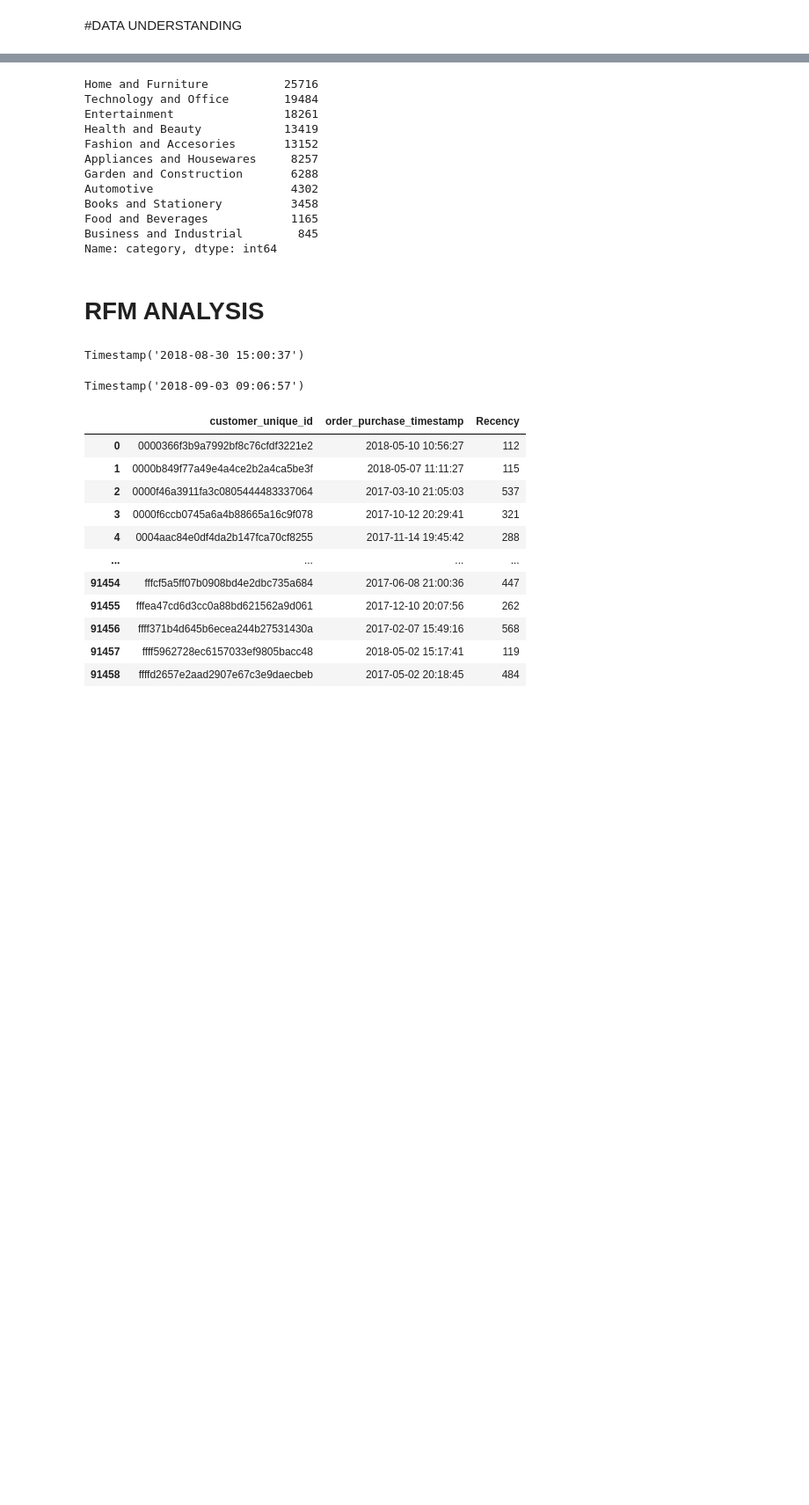
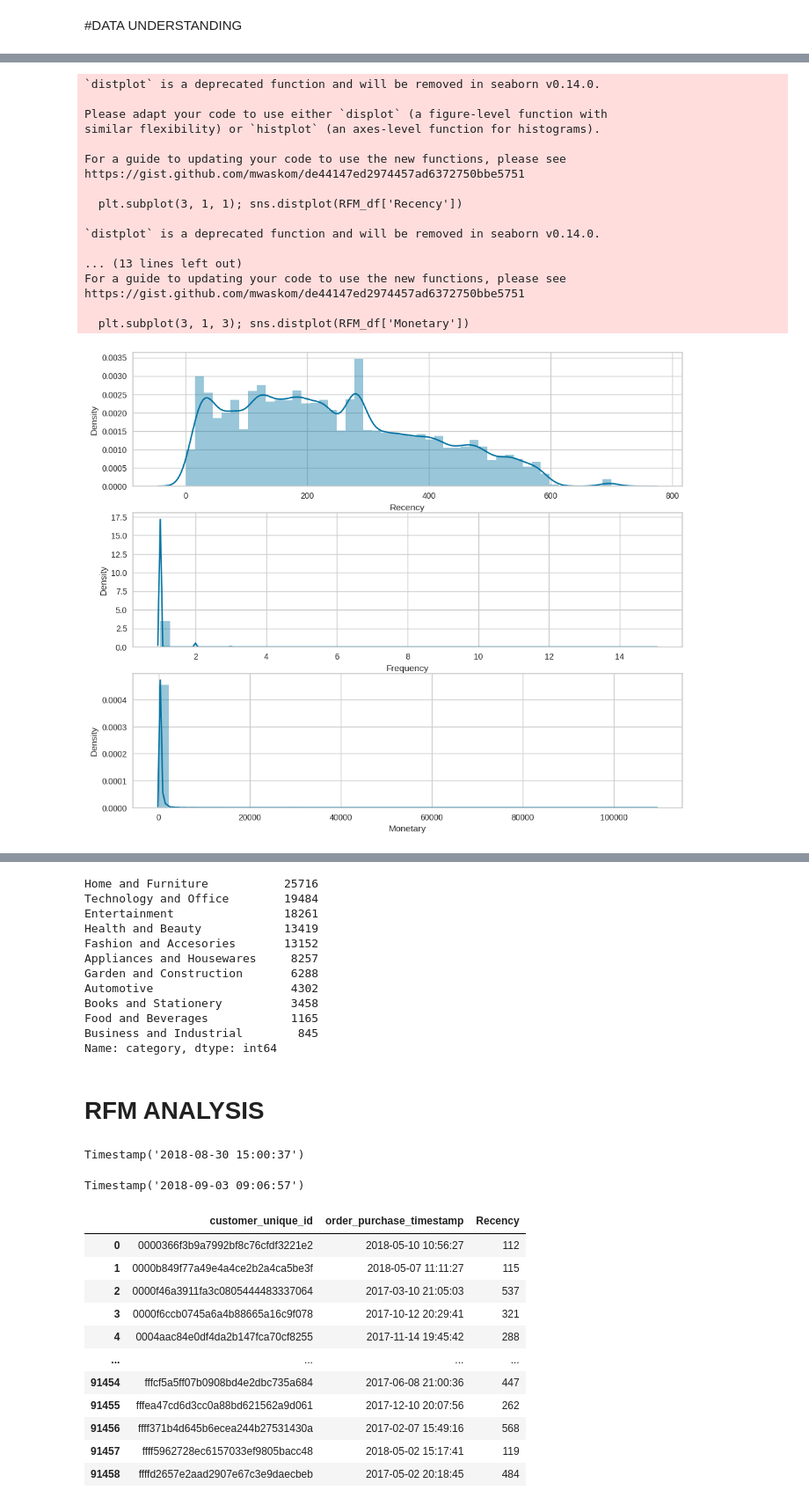
Before and after one commit to Pablocodes1993/finalproject, a Jupyter notebook: CUSTOMER_SEGMENTATION_USING_UNSUPERVISED_METHODS_AND_RFM.ipynb, the cells around one changed output, grey strips where cells are left out. Shown at 88% size. Drawn from its saved outputs; the diff is of its cells as text; code cells hidden in the pictures; blank space fills up the shorter version.

```diff
--- a/CUSTOMER_SEGMENTATION_USING_UNSUPERVISED_METHODS_AND_RFM.ipynb
+++ b/CUSTOMER_SEGMENTATION_USING_UNSUPERVISED_METHODS_AND_RFM.ipynb
@@ -1028,0 +444,15 @@ Name: product_category_name_english, Length: 71, dtype: int64
+# %%
+#Recency calculation df
+sorted_recency_df = olist_df_cleaned.sort_values('order_purchase_timestamp', ascending=False)
+recency_df = sorted_recency_df.loc[:, ['order_purchase_timestamp', 'customer_unique_id']]
+recency_df = olist_df_cleaned.groupby('customer_unique_id').apply(lambda x: pd.Series({
+   'order_purchase_timestamp': x['order_purchase_timestamp'].max(),
+    'Recency': (current_date - x['order_purchase_timestamp'].max()).days
+
+})).reset_index()
+
+#Sort the recency column
+#recency_df  = recency_df.sort_values('Recency', ascending=False)
+
+
+recency_df
@@ -1028,0 +473,11 @@ Name: product_category_name_english, Length: 71, dtype: int64
+# %%
+#Frequency calculation df
+frequency_df2 = pd.DataFrame( olist_df_cleaned.groupby(["customer_unique_id"]).agg({"order_id":"nunique"}).reset_index())
+frequency_df2.rename(columns={"order_id":"Frequency"}, inplace=True)
+#frequency_df
+
+frequency_df=olist_df_cleaned.groupby('customer_unique_id')['product_id'].size().reset_index(name='Frequency')
+#Sort the recency column
+frequency_df  = frequency_df.sort_values('Frequency', ascending=False)
+
+frequency_df
@@ -1028,0 +621,25 @@ Name: product_category_name_english, Length: 71, dtype: int64
+# %%
+plt.figure(figsize=(12, 10))
+plt.subplot(3, 1, 1); sns.distplot(RFM_df['Recency'])
+plt.subplot(3, 1, 2); sns.distplot(RFM_df['Frequency'])
+plt.subplot(3, 1, 3); sns.distplot(RFM_df['Monetary'])
+plt.show()
+# %% [output]
+`distplot` is a deprecated function and will be removed in seaborn v0.14.0.
+
+Please adapt your code to use either `displot` (a figure-level function with
+similar flexibility) or `histplot` (an axes-level function for histograms).
+
+For a guide to updating your code to use the new functions, please see
+https://gist.github.com/mwaskom/de44147ed2974457ad6372750bbe5751
+
+  plt.subplot(3, 1, 1); sns.distplot(RFM_df['Recency'])
+
+`distplot` is a deprecated function and will be removed in seaborn v0.14.0.
+
+... (13 lines left out)
+For a guide to updating your code to use the new functions, please see
+https://gist.github.com/mwaskom/de44147ed2974457ad6372750bbe5751
+
+  plt.subplot(3, 1, 3); sns.distplot(RFM_df['Monetary'])
+[figure, added]
```
Also changed, not shown: parts of 83 cells of this notebook.
